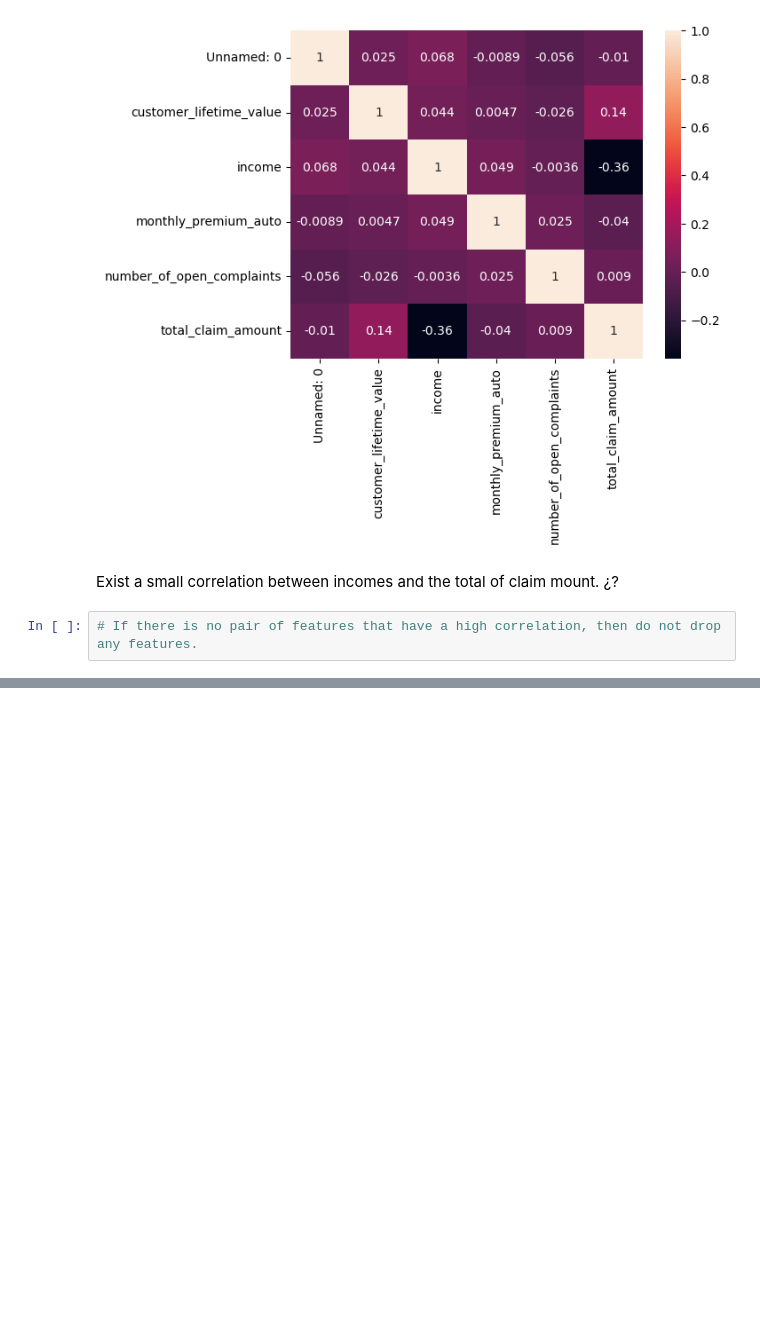
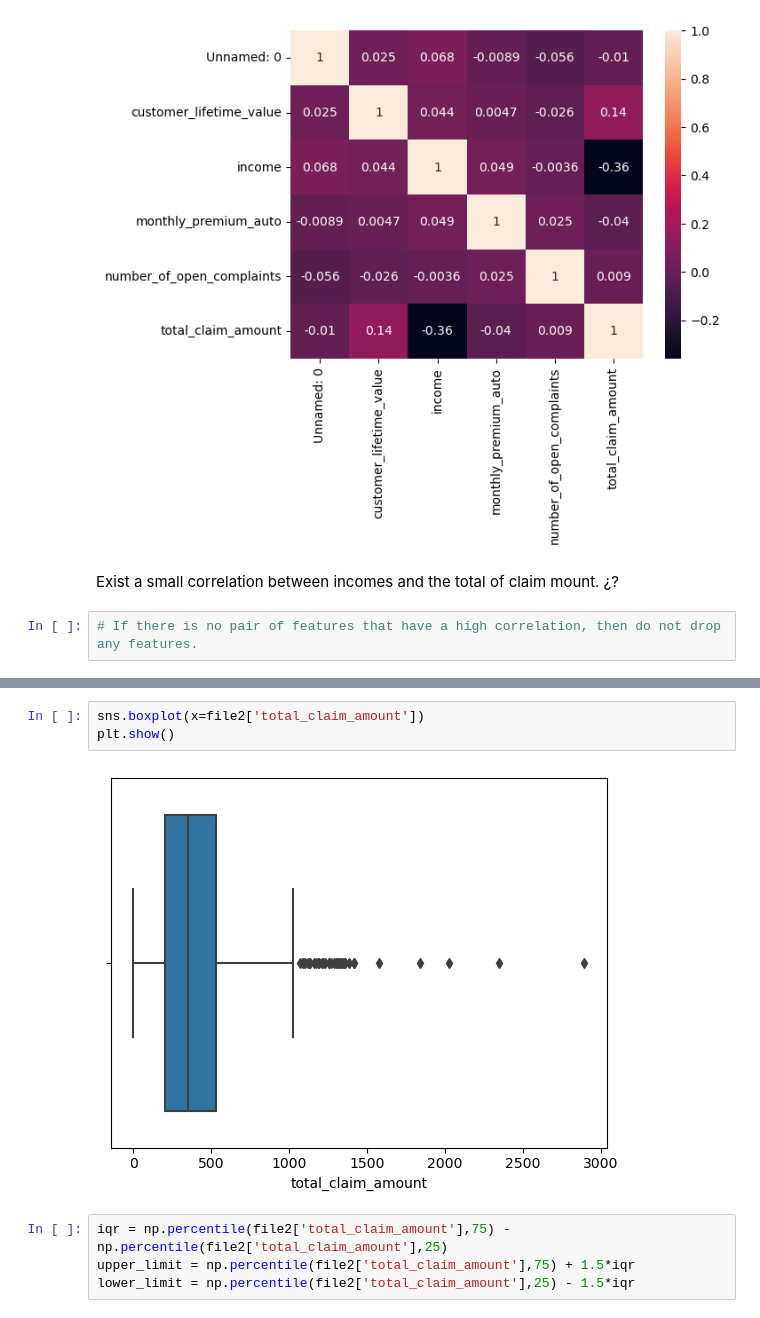
Before and after one commit to katchuli/lab-dw-data-cleaning-and-formatting, a Jupyter notebook: lab-dw-data-cleaning-and-formatting.ipynb, the cells around one changed output, grey strips where cells are left out. Cells and saved outputs as stored; diff of their text form; blank space fills up the shorter version.

```diff
--- a/lab-dw-data-cleaning-and-formatting.ipynb
+++ b/lab-dw-data-cleaning-and-formatting.ipynb
@@ -861,0 +891,9 @@ Linear regression is not an appropiate model for the data (we should delete outl
+# %%
+sns.boxplot(x=file2['total_claim_amount'])
+plt.show()
+# %% [output]
+[figure, added]
+# %%
+iqr = np.percentile(file2['total_claim_amount'],75) - np.percentile(file2['total_claim_amount'],25)
+upper_limit = np.percentile(file2['total_claim_amount'],75) + 1.5*iqr
+lower_limit = np.percentile(file2['total_claim_amount'],25) - 1.5*iqr
```
Also changed, not shown: parts of 57 cells of this notebook.
